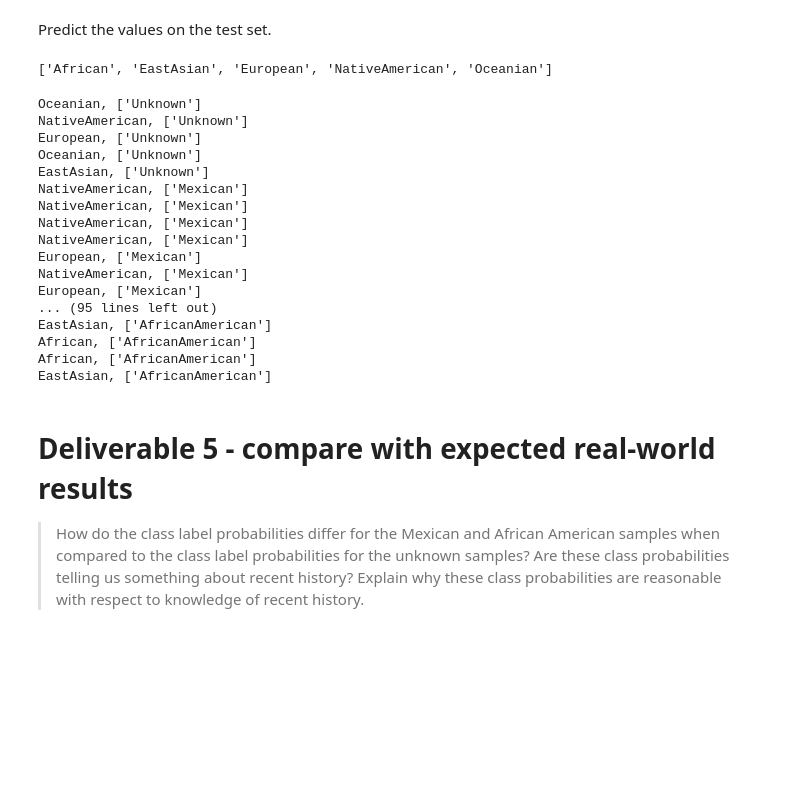
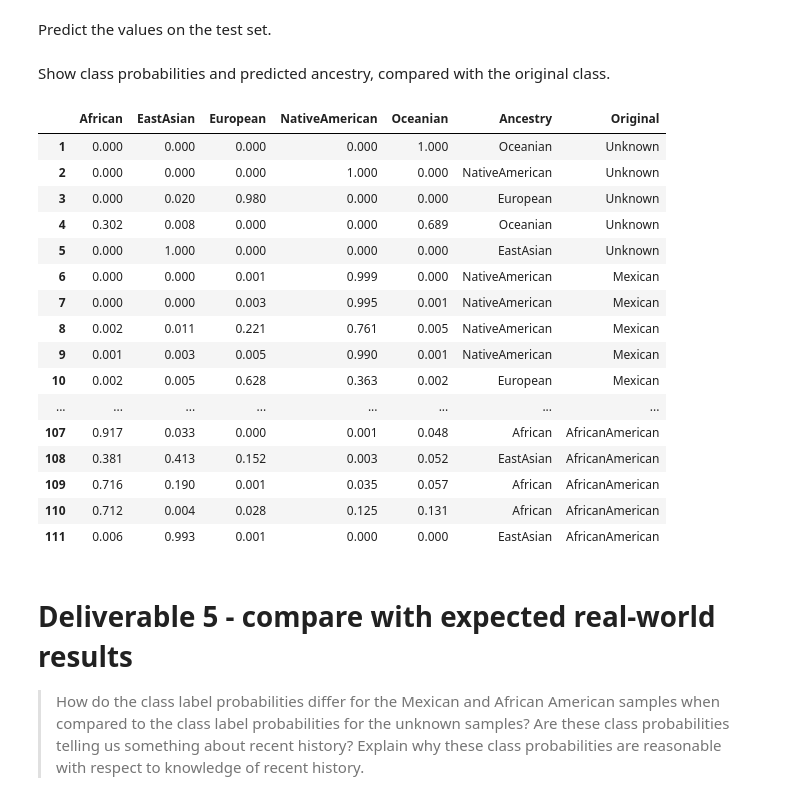
Before and after one commit to fau-masters-collected-works-cgarbin/regression-no-libraries, a Jupyter notebook: logistic_regression.ipynb, the cells around one changed output. Drawn from its saved outputs; the diff is of its cells as text; code cells hidden in the pictures; blank space fills up the shorter version.

```diff
--- a/logistic_regression.ipynb
+++ b/logistic_regression.ipynb
@@ -25,7 +25,13 @@ sns.set_style('white')
 sns.set_context('notebook', font_scale=1.5, rc={"lines.linewidth": 2})
 sns.despine();
 
-# Make experiments reproducible
+# Improve table formatting
+pd.options.display.float_format = '{:,.3f}'.format
+
+# Show all rows when displaying tables
+pd.set_option('display.max_rows', None)
+
+# Make experiments more reproducible
 np.random.seed(42)
 # %% [output]
 <Figure size 432x288 with 0 Axes>
@@ -197,6 +205,6 @@ The lambda with the smallest categorical cross-entropy is 0.0001
 Train a model with the lambda that resulted in the smallest categorical cross-entropy.
 # %%
 x, y, y_raw = read_dataset(TRAINING_DATASET)
-betas4 = logistic.fit(x, y, lr=LR, lmbda=smallest_cce_lambda, iterations=10_000)
+betas4 = logistic.fit(x, y, lr=LR, lmbda=smallest_cce_lambda, iterations=100_000)
 
-#betas4 = logistic.fit(x, y, lr=0.00001, lmbda=0.1, iterations=50_000)
+#betas4 = logistic.fit(x, y, lr=0.0001, lmbda=smallest_cce_lambda, iterations=10_000)
@@ -228,28 +216,32 @@ probabilities4, classes4 = logistic.predict(x_test, betas4)
-# %%
-CLASS_NAMES
-# %% [output]
-['African', 'EastAsian', 'European', 'NativeAmerican', 'Oceanian']
-# %%
-for c, actual in zip(classes4, y_test_raw):
-    print(f'{CLASS_NAMES[int(c)]}, {actual}')
-# %% [output]
-Oceanian, ['Unknown']
-NativeAmerican, ['Unknown']
-European, ['Unknown']
-Oceanian, ['Unknown']
-EastAsian, ['Unknown']
-NativeAmerican, ['Mexican']
-NativeAmerican, ['Mexican']
-NativeAmerican, ['Mexican']
-NativeAmerican, ['Mexican']
-European, ['Mexican']
-NativeAmerican, ['Mexican']
-European, ['Mexican']
-... (95 lines left out)
-EastAsian, ['AfricanAmerican']
-African, ['AfricanAmerican']
-African, ['AfricanAmerican']
-EastAsian, ['AfricanAmerican']
+# %% [markdown]
+Show class probabilities and predicted ancestry, compared with the original class.
+# %%
+df4 = pd.DataFrame(probabilities4, columns=CLASS_NAMES)
+# Add class names
+df4['Ancestry'] = [CLASS_NAMES[int(x)] for x in classes4]
+df4['Original'] = y_test_raw
+# Renumber to match the problem description ("111 individuas...")
+df4.index = np.arange(1, len(df4) + 1)
+# %%
+df4
+# %% [output]
+|  | African | EastAsian | European | NativeAmerican | Oceanian | Ancestry | Original |
+| 1 | 0.000 | 0.000 | 0.000 | 0.000 | 1.000 | Oceanian | Unknown |
+| 2 | 0.000 | 0.000 | 0.000 | 1.000 | 0.000 | NativeAmerican | Unknown |
+| 3 | 0.000 | 0.020 | 0.980 | 0.000 | 0.000 | European | Unknown |
+| 4 | 0.302 | 0.008 | 0.000 | 0.000 | 0.689 | Oceanian | Unknown |
+| 5 | 0.000 | 1.000 | 0.000 | 0.000 | 0.000 | EastAsian | Unknown |
+| 6 | 0.000 | 0.000 | 0.001 | 0.999 | 0.000 | NativeAmerican | Mexican |
+| 7 | 0.000 | 0.000 | 0.003 | 0.995 | 0.001 | NativeAmerican | Mexican |
+| 8 | 0.002 | 0.011 | 0.221 | 0.761 | 0.005 | NativeAmerican | Mexican |
+| 9 | 0.001 | 0.003 | 0.005 | 0.990 | 0.001 | NativeAmerican | Mexican |
+| 10 | 0.002 | 0.005 | 0.628 | 0.363 | 0.002 | European | Mexican |
+| ... | ... | ... | ... | ... | ... | ... | ... |
+| 107 | 0.917 | 0.033 | 0.000 | 0.001 | 0.048 | African | AfricanAmerican |
+| 108 | 0.381 | 0.413 | 0.152 | 0.003 | 0.052 | EastAsian | AfricanAmerican |
+| 109 | 0.716 | 0.190 | 0.001 | 0.035 | 0.057 | African | AfricanAmerican |
+| 110 | 0.712 | 0.004 | 0.028 | 0.125 | 0.131 | African | AfricanAmerican |
+| 111 | 0.006 | 0.993 | 0.001 | 0.000 | 0.000 | EastAsian | AfricanAmerican |
 # %% [markdown]
 # Deliverable 5 - compare with expected real-world results
 
```
Also changed, not shown: parts of 16 cells of this notebook.
